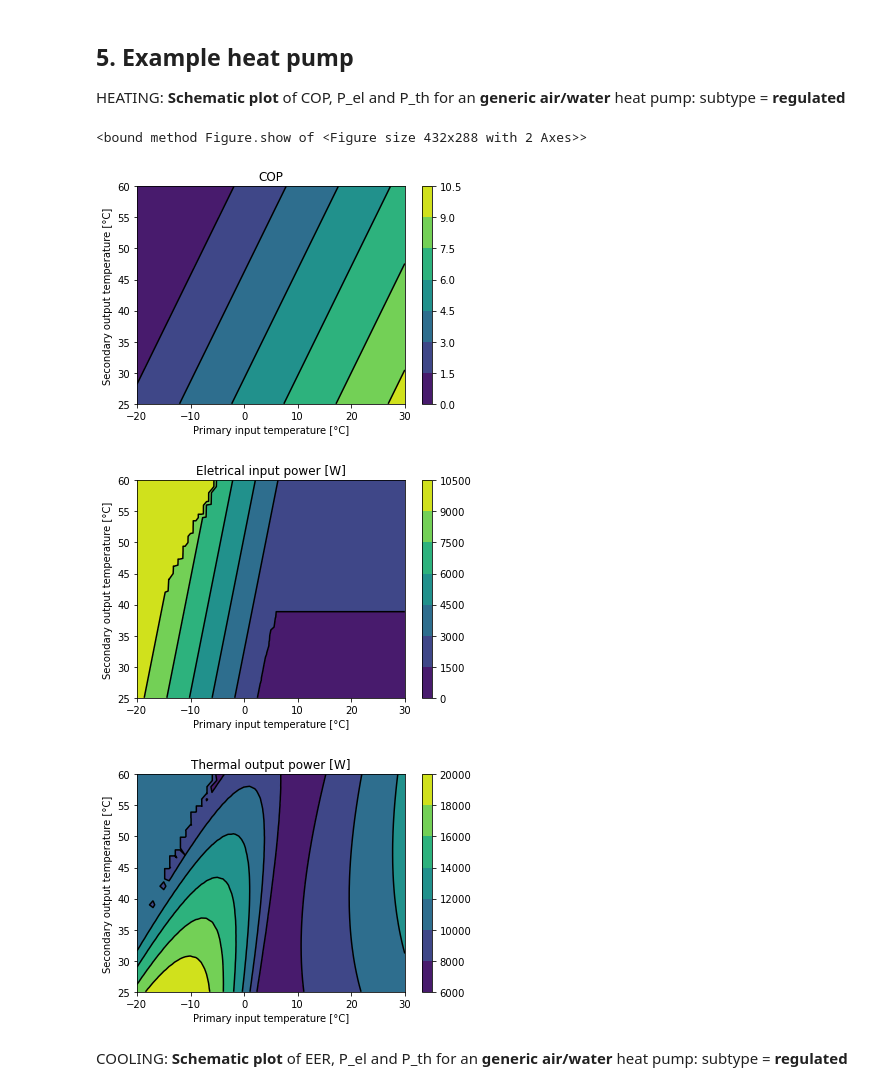
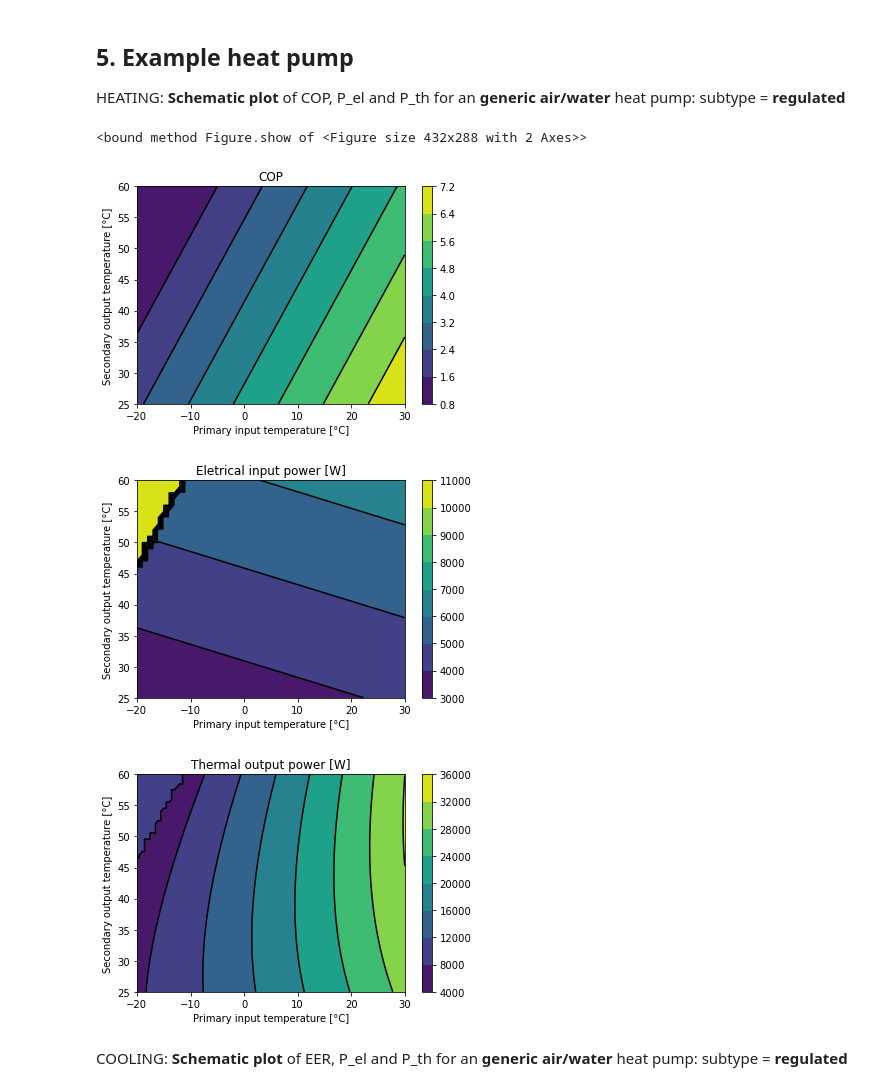
Before and after one commit to FZJ-IEK3-VSA/hplib, a Jupyter notebook: src/documentation.ipynb, the cells around one changed output. Saved outputs shown, nothing was run; the diff lists cells and outputs as text; code cells hidden in the pictures.

```diff
--- a/src/documentation.ipynb
+++ b/src/documentation.ipynb
@@ -270,7 +276,7 @@ T_in = []
 T_out = []
 
 # Load parameters of generic air/water | regulated
-parameters = hpl.get_parameters('Generic', group_id=1, t_in=-7, t_out=52, p_th = 10000)
+parameters = hpl.get_parameters('Generic', group_id=4, t_in=-7, t_out=52, p_th = 10000)
 heatpump=hpl.HeatPump(parameters)
 results=pd.DataFrame()
 # Create input series
@@ -284,36 +290,36 @@ for t1 in T_in_primary:
 fig1, ax1 = plt.subplots()
 plot = plt.tricontourf(results['T_in'], results['T_out'], results['COP'])
 ax1.tricontour(results['T_in'], results['T_out'], results['COP'], colors='k')
 fig1.colorbar(plot)
 ax1.set_title('COP')
 ax1.set_xlabel('Primary input temperature [°C]')
 ax1.set_ylabel('Secondary output temperature [°C]')
 fig1.show
 
 # Plot electrical input power
 fig1, ax1 = plt.subplots()
 plot = plt.tricontourf(results['T_in'], results['T_out'], results['P_el'])
 ax1.tricontour(results['T_in'], results['T_out'], results['P_el'], colors='k')
 fig1.colorbar(plot)
 ax1.set_title('Eletrical input power [W]')
 ax1.set_xlabel('Primary input temperature [°C]')
 ax1.set_ylabel('Secondary output temperature [°C]')
 fig1.show
 
 # Plot thermal output power
 fig1, ax1 = plt.subplots()
 plot = plt.tricontourf(results['T_in'], results['T_out'], results['P_th'])
 ax1.tricontour(results['T_in'], results['T_out'], results['P_th'], colors='k')
 fig1.colorbar(plot)
 ax1.set_title('Thermal output power [W]')
 ax1.set_xlabel('Primary input temperature [°C]')
 ax1.set_ylabel('Secondary output temperature [°C]')
 fig1.show
 # %% [output]
 <bound method Figure.show of <Figure size 432x288 with 2 Axes>>
-[figure, old version]
+[figure, new version]
-[figure, old version]
+[figure, new version]
-[figure, old version]
+[figure, new version]
 # %% [markdown]
 COOLING: **Schematic plot** of EER, P_el and P_th for an **generic air/water** heat pump: subtype = **regulated**
 # %%
```
Also changed, not shown: parts of 12 cells of this notebook, 1 other file.
